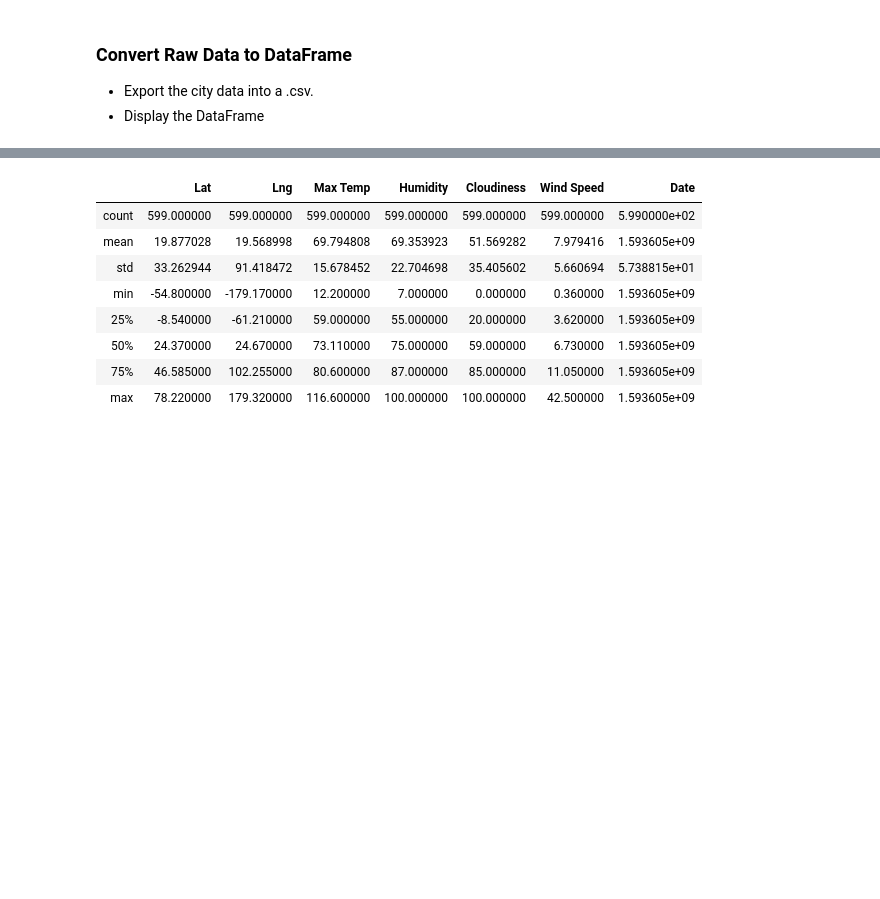
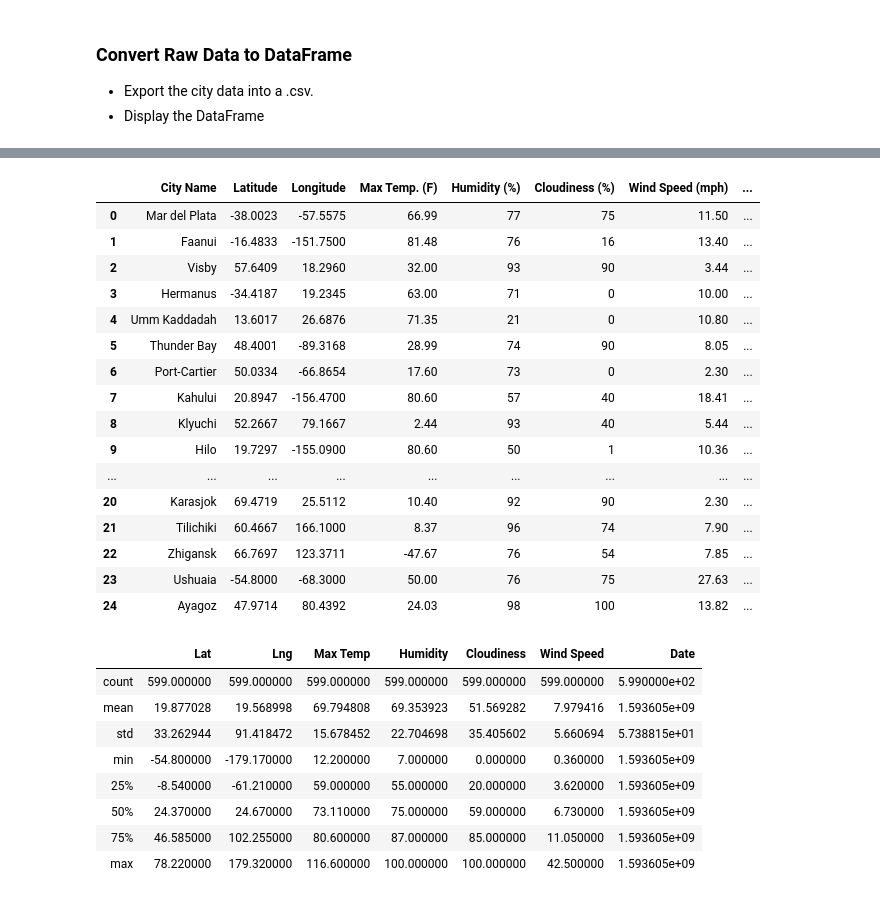
Before and after one commit to LaurenGT/globalweather_analysis, a Jupyter notebook: weatherPy.ipynb, the cells around one changed output, grey strips where cells are left out. Saved outputs shown, nothing was run; the diff lists cells and outputs as text; code cells hidden in the pictures; blank space fills up the shorter version.

Commit message:
modify for loop to skip missing cities. Creating dataframe and exporting to csv. CSV uploaded.

```diff
--- a/weatherPy.ipynb
+++ b/weatherPy.ipynb
@@ -20,7 +20,7 @@ from config import weather_api_key
 from citipy import citipy
 
 # Output File (CSV)
-output_data_file = "output_data/cities.csv"
+output_data_file = "cities.csv"
 
 # Range of latitudes and longitudes
 lat_range = (-90, 90)
@@ -55,12 +55,13 @@ len(cities)
 * Include a print log of each city as it'sbeing processed (with the city number and city name).
 # %%
 # API call documentation from openweathermap for 'by city name'
-# api.openweathermap.org/data/2.5/weather?q={city name}&appid={API key}
+# api.openweathermap.org/data/2.5/weather?q={city name}&appid={API key}&unit=imperial
 url = "http://api.openweathermap.org/data/2.5/weather?"
 
+# variable lists to fill in for loop for df later
 city_name = []
 city_lat = []
-city_lng = []
+city_lon = []
 city_max_temp = []
 city_hum = []
 city_cloud = []
@@ -74,19 +75,17 @@ print("--------------------------")
 count=1
 
 for city in cities:
-    if count == 5:
-        break
     try:
-        # build query url based on the list of cities and person api key
-        query_url = f'{url}q={city}&appid={weather_api_key}'
+        # build query url inputing current city, API key, and unit of measure to return
+        query_url = f'{url}q={city}&appid={weather_api_key}&units=imperial'
         weather_response = requests.get(query_url).json()
-        #print(f"Processing record {count} | City Name: {city}")
+#         print(f"Processing record {count} | City Name: {city}")
 
         # gather data from cities and store as a variable containing a list of dictionaries
         # city name, lat, lng, max temp, humidity cloudiness, wind speed, country, date
-        city_name.append(city)
+        city_name.append(weather_response['name'])
         city_lat.append(weather_response['coord']['lat'])
-        city_lng.append(weather_response['coord']['lon'])
+        city_lon.append(weather_response['coord']['lon'])
         city_max_temp.append(weather_response['main']['temp_max'])
         city_hum.append(weather_response['main']['humidity'])
         city_cloud.append(weather_response['clouds']['all'])
@@ -94,18 +93,8 @@ for city in cities:
         city_cntry.append(weather_response['sys']['country'])
         city_date.append(weather_response['dt'])
 
-#         city_data.append({"City Name": city,
-#                          "Lat":city_lat,
-#                          "Lng":city_lng})
-#                          "Max Temp.":city_max_temp,
-#                          "Humidity":city_hum,
-#                          "Cloudiness":city_cloud,
-#                          "Wind Speed":city_wind,
-#                          "Country":city_cntry,
-#                          "Date":city_date})
-
     except:
-        #print(f"Skipping, NOT FOUND: Record {count} | City Name: {city}")
+#         print(f"Skipping, NOT FOUND: Record {count} | City Name: {city}")
         pass
     count = count + 1
 
@@ -152,3 +111,35 @@ print(city_date)
+# %%
+city_data_df = pd.DataFrame({"City Name": city_name,
+                          "Latitude":city_lat,
+                          "Longitude":city_lon,
+                          "Max Temp. (F)":city_max_temp,
+                          "Humidity (%)":city_hum,
+                          "Cloudiness (%)":city_cloud,
+                          "Wind Speed (mph)":city_wind,
+                          "Country":city_cntry,
+                          "Date (UTC)":city_date})
+city_data_df.to_csv(output_data_file, encoding="utf-8", index=False)
+city_data_df.head(25)
+# print(len(city_name))
+# print(len(city_lat))
+# %% [output]
+|  | City Name | Latitude | Longitude | Max Temp. (F) | Humidity (%) | Cloudiness (%) | Wind Speed (mph) | ... |
+| 0 | Mar del Plata | -38.0023 | -57.5575 | 66.99 | 77 | 75 | 11.50 | ... |
+| 1 | Faanui | -16.4833 | -151.7500 | 81.48 | 76 | 16 | 13.40 | ... |
+| 2 | Visby | 57.6409 | 18.2960 | 32.00 | 93 | 90 | 3.44 | ... |
+| 3 | Hermanus | -34.4187 | 19.2345 | 63.00 | 71 | 0 | 10.00 | ... |
+| 4 | Umm Kaddadah | 13.6017 | 26.6876 | 71.35 | 21 | 0 | 10.80 | ... |
+| 5 | Thunder Bay | 48.4001 | -89.3168 | 28.99 | 74 | 90 | 8.05 | ... |
+| 6 | Port-Cartier | 50.0334 | -66.8654 | 17.60 | 73 | 0 | 2.30 | ... |
+| 7 | Kahului | 20.8947 | -156.4700 | 80.60 | 57 | 40 | 18.41 | ... |
+| 8 | Klyuchi | 52.2667 | 79.1667 | 2.44 | 93 | 40 | 5.44 | ... |
+| 9 | Hilo | 19.7297 | -155.0900 | 80.60 | 50 | 1 | 10.36 | ... |
+| ... | ... | ... | ... | ... | ... | ... | ... | ... |
+| 20 | Karasjok | 69.4719 | 25.5112 | 10.40 | 92 | 90 | 2.30 | ... |
+| 21 | Tilichiki | 60.4667 | 166.1000 | 8.37 | 96 | 74 | 7.90 | ... |
+| 22 | Zhigansk | 66.7697 | 123.3711 | -47.67 | 76 | 54 | 7.85 | ... |
+| 23 | Ushuaia | -54.8000 | -68.3000 | 50.00 | 76 | 75 | 27.63 | ... |
+| 24 | Ayagoz | 47.9714 | 80.4392 | 24.03 | 98 | 100 | 13.82 | ... |
 # %%
 # %% [output]
 |  | Lat | Lng | Max Temp | Humidity | Cloudiness | Wind Speed | Date |
```
Also changed, not shown: parts of 2 cells of this notebook, 1 other file.
